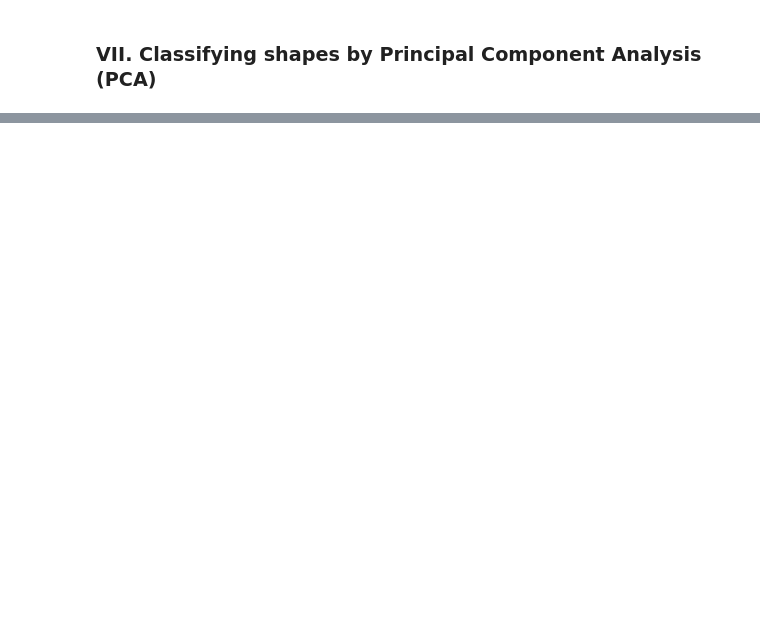
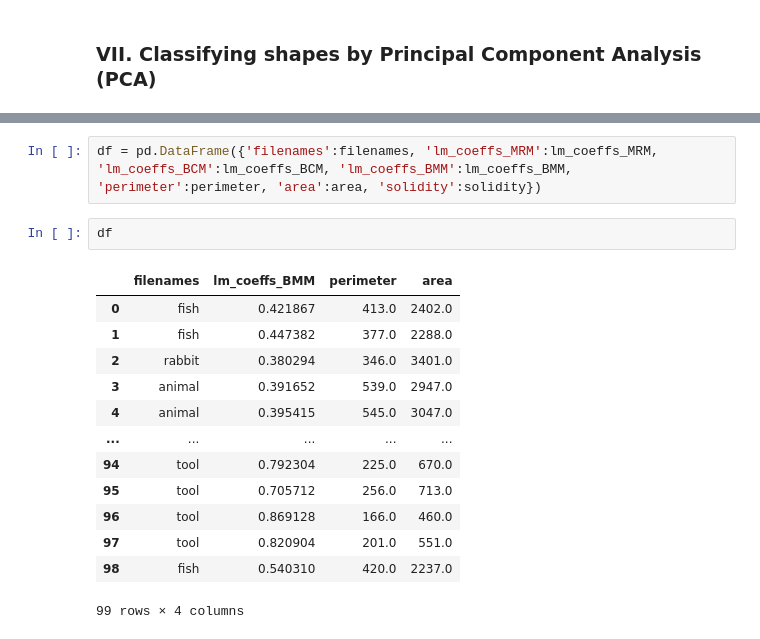
Before and after one commit to pedromazim/visao, a Jupyter notebook: project_fractal_dimension_texture.ipynb, the cells around one changed output, grey strips where cells are left out. Saved outputs shown, nothing was run; the diff lists cells and outputs as text; blank space fills up the shorter version.

```diff
--- a/project_fractal_dimension_texture.ipynb
+++ b/project_fractal_dimension_texture.ipynb
@@ -438,0 +359,18 @@ perimeter = distance(img,) == 1
+# %%
+df = pd.DataFrame({'filenames':filenames, 'lm_coeffs_MRM':lm_coeffs_MRM, 'lm_coeffs_BCM':lm_coeffs_BCM, 'lm_coeffs_BMM':lm_coeffs_BMM, 'perimeter':perimeter, 'area':area, 'solidity':solidity})
+# %%
+df
+# %% [output]
+|  | filenames | lm_coeffs_BMM | perimeter | area |
+| 0 | fish | 0.421867 | 413.0 | 2402.0 |
+| 1 | fish | 0.447382 | 377.0 | 2288.0 |
+| 2 | rabbit | 0.380294 | 346.0 | 3401.0 |
+| 3 | animal | 0.391652 | 539.0 | 2947.0 |
+| 4 | animal | 0.395415 | 545.0 | 3047.0 |
+| ... | ... | ... | ... | ... |
+| 94 | tool | 0.792304 | 225.0 | 670.0 |
+| 95 | tool | 0.705712 | 256.0 | 713.0 |
+| 96 | tool | 0.869128 | 166.0 | 460.0 |
+| 97 | tool | 0.820904 | 201.0 | 551.0 |
+| 98 | fish | 0.540310 | 420.0 | 2237.0 |
+99 rows × 4 columns
```
Also changed, not shown: parts of 52 cells of this notebook.
